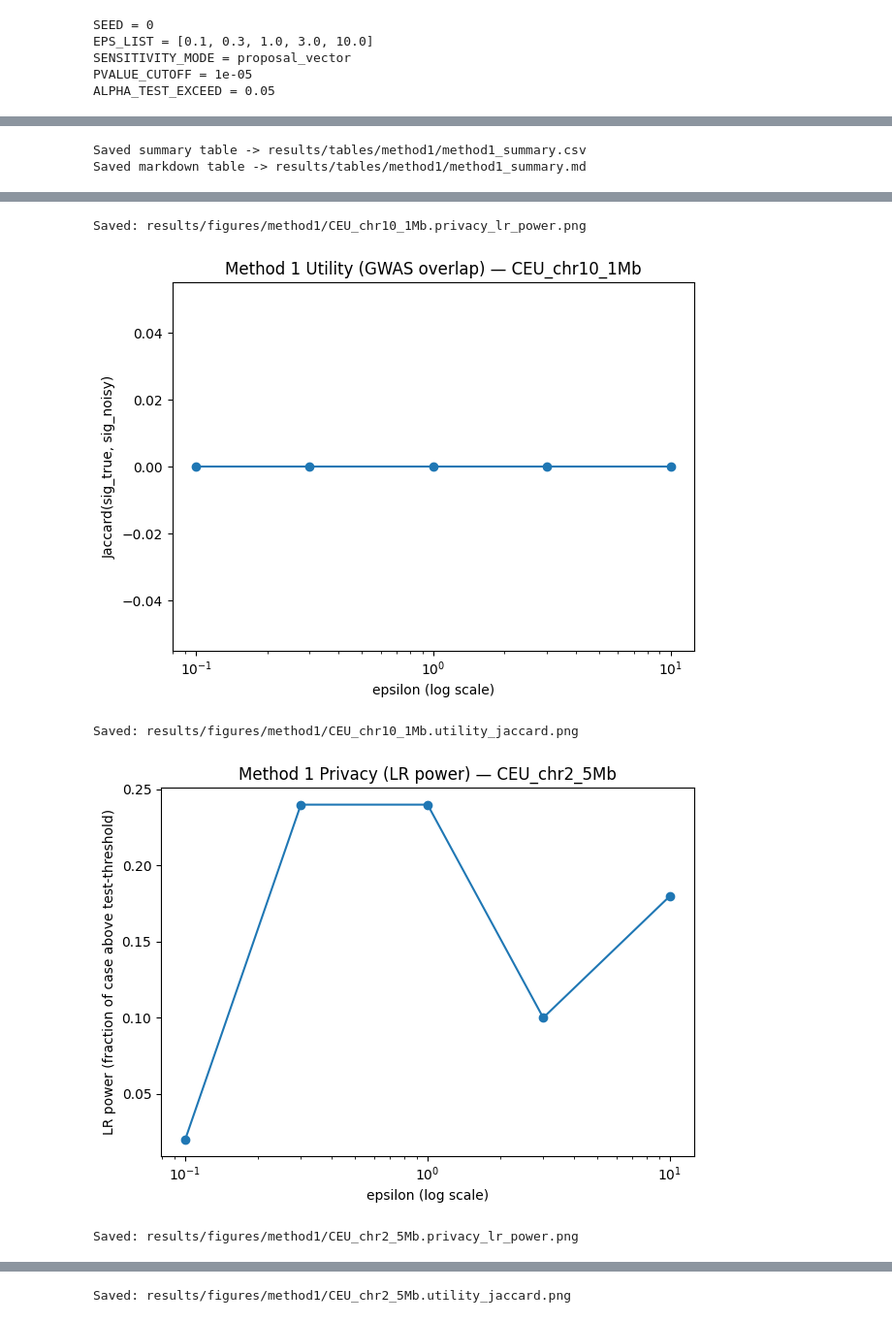
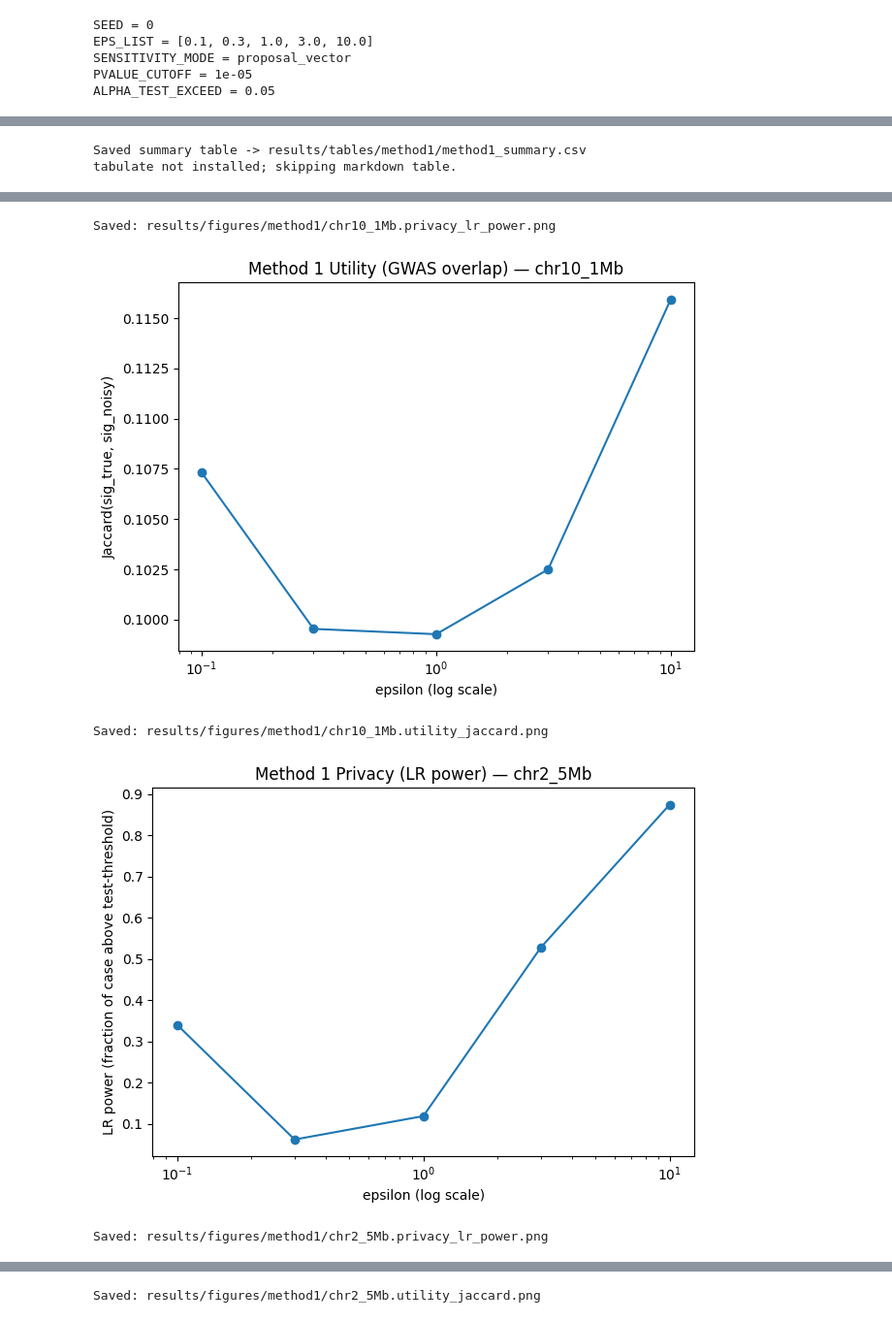
Before and after one commit to eylulssevinc/Privatization-for-GWAS-Genomic-Data-Sharing-COMP-430, a Jupyter notebook: src/mechanisms/method1_laplace.ipynb, the cells around one changed output, grey strips where cells are left out. Shown at 97% size. Saved outputs shown, nothing was run; the diff lists cells and outputs as text; code cells hidden in the pictures.

```diff
--- a/src/mechanisms/method1_laplace.ipynb
+++ b/src/mechanisms/method1_laplace.ipynb
@@ -454,8 +817,9 @@ records = []
 for eps in EPS_LIST:
     outdir = eps_dir(eps)
 
-    for region_name, b in baseline.items():
-        G = b["G"]
+    for region_tag, b in baseline.items():
+        G_ceu = b["G_ceu"]
+        G_yri = b["G_yri"]
 
         # true control
         called_ctrl = b["called_ctrl"]
@@ -468,19 +832,19 @@ for eps in EPS_LIST:
         maf_case_true = b["maf_case"]
 
         # load noisy case
-        noisy_path = outdir / f"{region_name}.case_maf_noisy.npz"
+        noisy_path = outdir / f"{region_tag}.case_maf_noisy.npz"
         z = np.load(noisy_path, allow_pickle=True)
         maf_case_noisy = z["noisy_maf"]
-        mac_case_noisy = z["noisy_mac"]
+        mac_case_noisy = z["noisy_mac_safe"]
 
         # -------------------------
         # Privacy: LR power
         # -------------------------
-        cols_case = cohorts["case"]["indices_in_ceu_matrix"]
+        cols_case = cohorts["case"]["indices_in_yri_matrix"]
         cols_test = cohorts["test"]["indices_in_ceu_matrix"]
 
-        scores_case = lr_scores(G, cols_case, p_case=maf_case_noisy, p_ctrl=maf_ctrl)
-        scores_test = lr_scores(G, cols_test, p_case=maf_case_noisy, p_ctrl=maf_ctrl)
+        scores_case = lr_scores(G_yri, cols_case, p_case=maf_case_noisy, p_ctrl=maf_ctrl)
+        scores_test = lr_scores(G_ceu, cols_test, p_case=maf_case_noisy, p_ctrl=maf_ctrl)
 
         # threshold so only ~5% of test exceed
         thresh = float(np.quantile(scores_test, 1.0 - ALPHA_TEST_EXCEED))
@@ -502,7 +866,7 @@ for eps in EPS_LIST:
             "sensitivity_mode": SENSITIVITY_MODE,
             "seed": SEED,
             "eps": float(eps),
-            "region": region_name,
+            "region": region_tag,
             "n_snps": int(b["n_snps"]),
             # privacy
             "lr_threshold_test_95pct": thresh,
@@ -538,24 +902,16 @@ print("Saved summary table ->", summary_csv.relative_to(PROJECT_ROOT))
 summary_md = TABLE_DIR / "method1_summary.md"
 try:
     md = df.to_markdown(index=False)  # requires tabulate
+    summary_md.write_text(md)
+    print("Saved markdown table ->", summary_md.relative_to(PROJECT_ROOT))
 except Exception:
-    # fallback: basic markdown table writer
-    cols = list(df.columns)
-    lines = []
-    lines.append("| " + " | ".join(cols) + " |")
-    lines.append("| " + " | ".join(["---"] * len(cols)) + " |")
-    for _, row in df.iterrows():
-        lines.append("| " + " | ".join(str(row[c]) for c in cols) + " |")
-    md = "\n".join(lines)
-
-summary_md.write_text(md)
-print("Saved markdown table ->", summary_md.relative_to(PROJECT_ROOT))
+    print("tabulate not installed; skipping markdown table.")
 
 # -------------------------
 # Plots: Privacy curve + Utility curve (per region)
 # -------------------------
-for region_name in df["region"].unique():
-    sub = df[df["region"] == region_name].copy()
+for region_tag in df["region"].unique():
+    sub = df[df["region"] == region_tag].copy()
 
     # Privacy curve: LR power vs epsilon
     plt.figure()
@@ -563,8 +919,8 @@ for region_name in df["region"].unique():
     plt.xscale("log")
     plt.xlabel("epsilon (log scale)")
     plt.ylabel("LR power (fraction of case above test-threshold)")
-    plt.title(f"Method 1 Privacy (LR power) — {region_name}")
-    out = FIG_DIR / f"{region_name}.privacy_lr_power.png"
+    plt.title(f"Method 1 Privacy (LR power) — {region_tag}")
+    out = FIG_DIR / f"{region_tag}.privacy_lr_power.png"
     plt.tight_layout()
     plt.savefig(out, dpi=200)
     plt.show()
@@ -576,12 +932,12 @@ for region_name in df["region"].unique():
     plt.xscale("log")
     plt.xlabel("epsilon (log scale)")
     plt.ylabel("Jaccard(sig_true, sig_noisy)")
-    plt.title(f"Method 1 Utility (GWAS overlap) — {region_name}")
-    out = FIG_DIR / f"{region_name}.utility_jaccard.png"
+    plt.title(f"Method 1 Utility (GWAS overlap) — {region_tag}")
+    out = FIG_DIR / f"{region_tag}.utility_jaccard.png"
     plt.tight_layout()
     plt.savefig(out, dpi=200)
     plt.show()
     print("Saved:", out.relative_to(PROJECT_ROOT))
 # %% [output]
 Saved summary table -> results/tables/method1/method1_summary.csv
-Saved markdown table -> results/tables/method1/method1_summary.md
+tabulate not installed; skipping markdown table.
@@ -589,5 +945,5 @@ Saved markdown table -> results/tables/method1/method1_summary.md
-Saved: results/figures/method1/CEU_chr10_1Mb.privacy_lr_power.png
+Saved: results/figures/method1/chr10_1Mb.privacy_lr_power.png
-[figure, old version]
+[figure, new version]
-Saved: results/figures/method1/CEU_chr10_1Mb.utility_jaccard.png
+Saved: results/figures/method1/chr10_1Mb.utility_jaccard.png
-[figure, old version]
+[figure, new version]
-Saved: results/figures/method1/CEU_chr2_5Mb.privacy_lr_power.png
+Saved: results/figures/method1/chr2_5Mb.privacy_lr_power.png
@@ -595,4 +951,4 @@ Saved: results/figures/method1/CEU_chr2_5Mb.privacy_lr_power.png
-Saved: results/figures/method1/CEU_chr2_5Mb.utility_jaccard.png
+Saved: results/figures/method1/chr2_5Mb.utility_jaccard.png
 # %%
 # Pick an epsilon to visualize distributions
 EPS_TO_PLOT = EPS_LIST[2]  # e.g., 1.0
```
Also changed, not shown: parts of 12 cells of this notebook, 7 other files.
